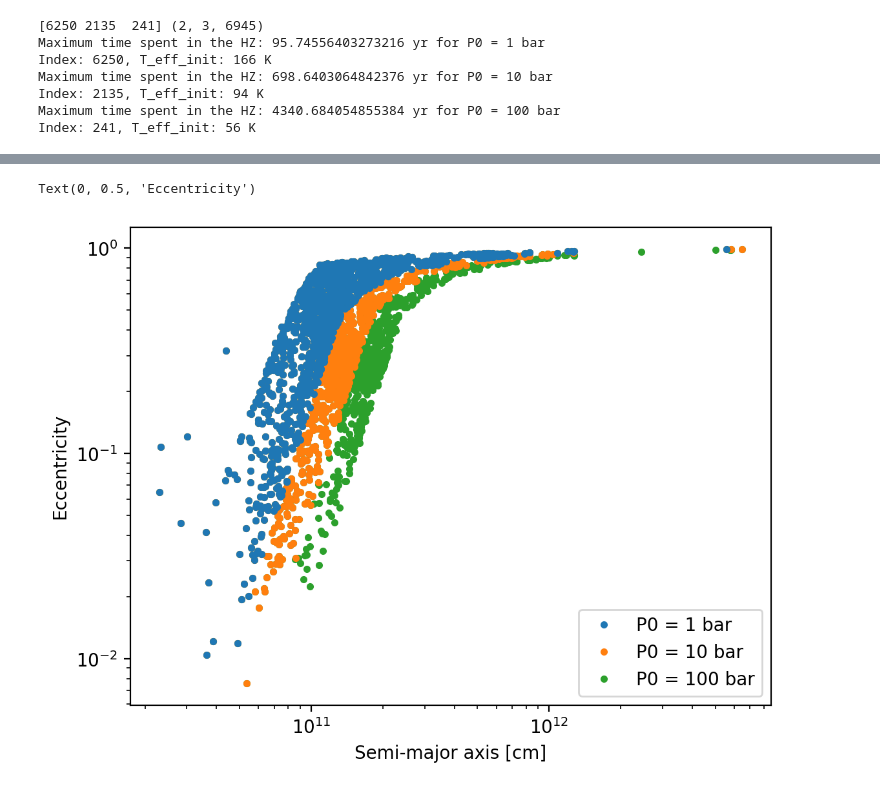
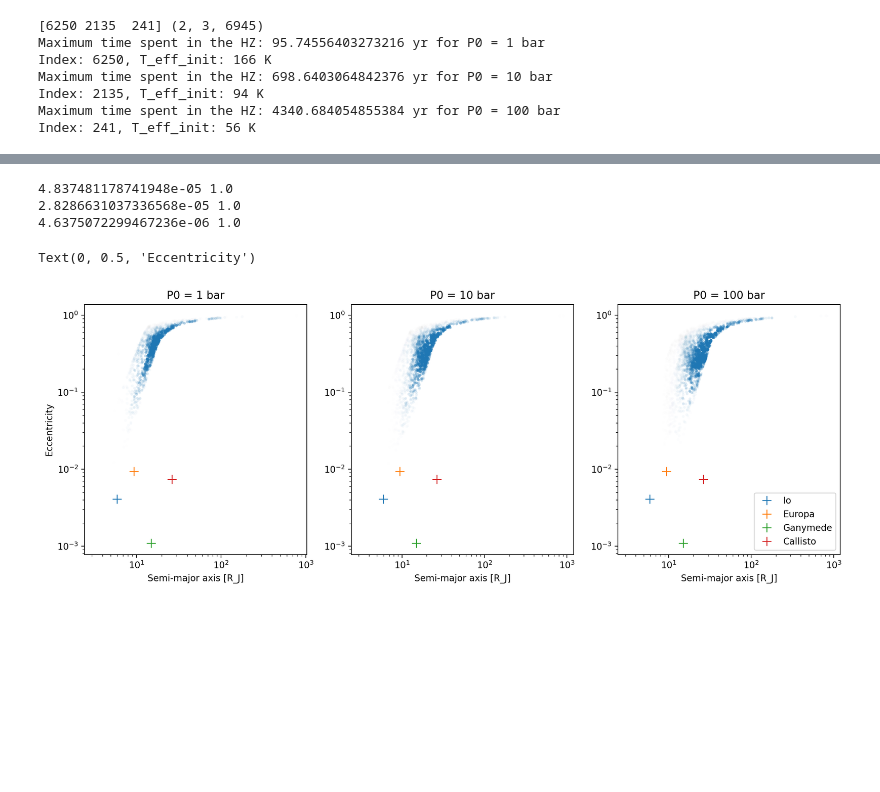
Before and after one commit to DavidDahlbudding/chelio, a Jupyter notebook: analyze/2_CompareTsurf+TimeInHZ.ipynb, the cells around one changed output, grey strips where cells are left out. Saved outputs shown, nothing was run; the diff lists cells and outputs as text; code cells hidden in the pictures; blank space fills up the shorter version.

Commit message:
run grid fast

```diff
--- a/analyze/2_CompareTsurf+TimeInHZ.ipynb
+++ b/analyze/2_CompareTsurf+TimeInHZ.ipynb
@@ -109,12 +120,13 @@ def increase_size(ax, linewidth=3, fontsize=14, legendcols=1, legendloc='best'):
 # %%
 fig, ax = plt.subplots(figsize=(6, 5))
 linestyles = ['o-', 'o--', 'o:']
-colors = ['tab:blue', 'tab:orange']#, 'tab:red']
+colors = ['tab:blue', 'tab:orange', 'tab:red']
 
 #for i, planet_name in enumerate(planets):
 for i_loop, loop_name in enumerate(loop_over):
     for i_P0, p0_val in enumerate(P0s):
         mask = ~np.isnan(tsurfs[i_loop, i_P0, :])
+        mask = np.logical_and(mask, ~(tsurfs[i_loop, i_P0, :] == 500.))
         ax.plot(
             Tints[mask],
             tsurfs[i_loop, i_P0, mask],
@@ -136,13 +148,15 @@ ax.set_ylabel('Surface Temperature [K]')
 
 lgd = ax.legend()
 
+folder_labels = ['HELIOS', 'fast, H2-H2 CIA', 'fast, all CIAs']
 handles, labels = ax.get_legend_handles_labels()
 for i in range(len(colors)):
     handles.append(plt.Line2D([0], [0], color=colors[i]))
-    labels.append(planets[i] + ' gravity')
+    labels.append(folder_labels[i])
+    #labels.append(planets[i] + ' gravity')
     #labels.append(r'$X_\mathrm{N}$ = 0.0' if adds[i] == '' else (r'$X_\mathrm{N}$ = ' + f'{adds[i][-4:]}'))
     #labels.append(r'$X_\mathrm{C+O}$ = ' + f'{CplusOs[i]}')
-for i in range(len(linestyles)):
+for i in range(len(P0s)):
     handles.append(plt.Line2D([0], [0], linestyle=linestyles[i][1:], color='black'))
     labels.append(r'$P_\mathrm{surf}=$' + f'{P0s[i]*1e-6:.0f} bar')
 handles.append(handles[0])
@@ -166,7 +180,7 @@ plt.show()
 # %%
 # Calculate internal temperature where surface temperature is equal to freezing point
 
-loop_overs = planets
+loop_overs = folder_labels
 
 Tints_freeze = np.zeros((len(loop_overs), len(P0s)))
 Tints_boil = np.zeros((len(loop_overs), len(P0s)))
@@ -412,22 +403,46 @@ plt.show()
+# %%
+# constants
+
+# Galilean moons
+name_moons = ['Io', 'Europa', 'Ganymede', 'Callisto']
+a_moons = np.array([421800e5, 671100e5, 1070400e5, 1882700e5]) # cm
+e_moons = np.array([0.0041, 0.0094, 0.0011, 0.0074])
+
+R_J = 71492e5 # cm
 # %%
 # track HZ back to inital semi-major axis
+
+fig, ax = plt.subplots(1,3, figsize=(15,5))
 
 habitable_mask = time_habitable[i_loop, :, :] > 0
 
 for i_p, P in enumerate(P0s[::1]):
     habitable_mask_iP = habitable_mask[i_p,:]
 
     a_habitable = T_eff[habitable_mask_iP,0,3]
     e_habitable = T_eff[habitable_mask_iP,0,4]
+    t_habitable_norm = time_habitable[i_loop, i_p, habitable_mask_iP]
+    #t_habitable_norm = np.log10(t_habitable_norm)
+    #t_habitable_norm = (t_habitable_norm - t_habitable_norm.min())/(t_habitable_norm.max() - t_habitable_norm.min())
+    t_habitable_norm = t_habitable_norm/t_habitable_norm.max()
+    print(t_habitable_norm.min(), t_habitable_norm.max())
 
-    plt.plot(a_habitable, e_habitable, '.', label=f'P0 = {P*1e-6:.0f} bar', zorder=-i_p)
+    ax[i_p].scatter(a_habitable / R_J, e_habitable, marker='.', edgecolor='none', alpha=t_habitable_norm)#, label=f'P0 = {P*1e-6:.0f} bar', zorder=-i_p)
 
-plt.xscale('log')
-plt.yscale('log')
+    for i_moon, (a_moon, e_moon) in enumerate(zip(a_moons, e_moons)):
+        ax[i_p].plot(a_moon/R_J, e_moon, '+', label=name_moons[i_moon], ms=10)
 
-plt.legend()
-plt.xlabel('Semi-major axis [cm]')
-plt.ylabel('Eccentricity')
+    ax[i_p].set_xscale('log')
+    ax[i_p].set_yscale('log')
+
+    ax[i_p].set_title(f'P0 = {P*1e-6:.0f} bar')
+    ax[i_p].set_xlabel('Semi-major axis [R_J]')
+
+ax[-1].legend()
+ax[0].set_ylabel('Eccentricity')
 # %% [output]
-Text(0, 0.5, 'Eccentricity')
+4.837481178741948e-05 1.0
+2.8286631037336568e-05 1.0
+4.6375072299467236e-06 1.0
+Text(0, 0.5, 'Eccentricity')
-[figure, old version]
+[figure, new version]
```
Also changed, not shown: parts of 8 cells of this notebook, 12 other files.
